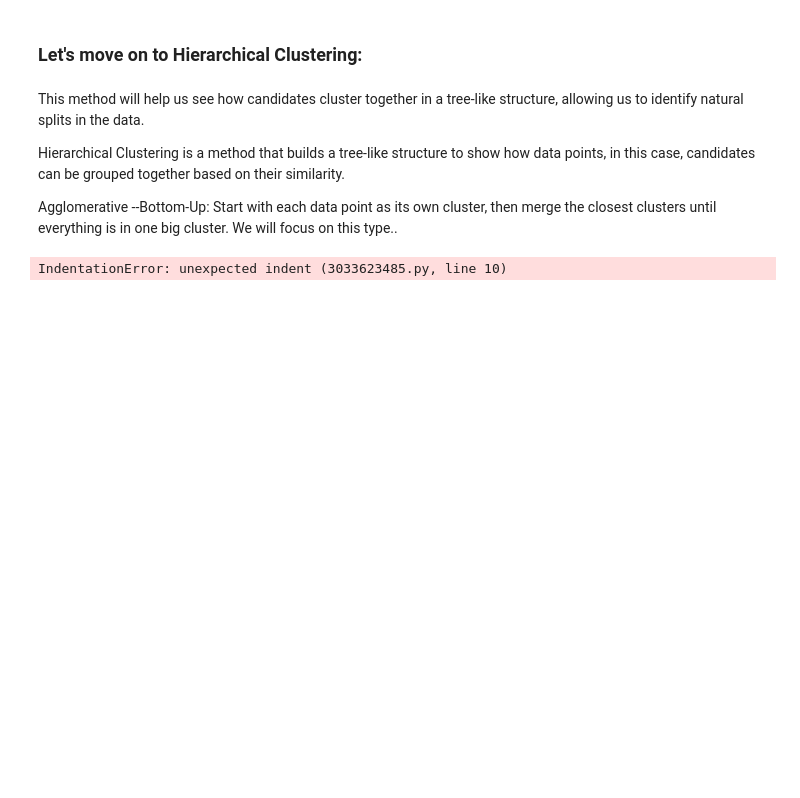
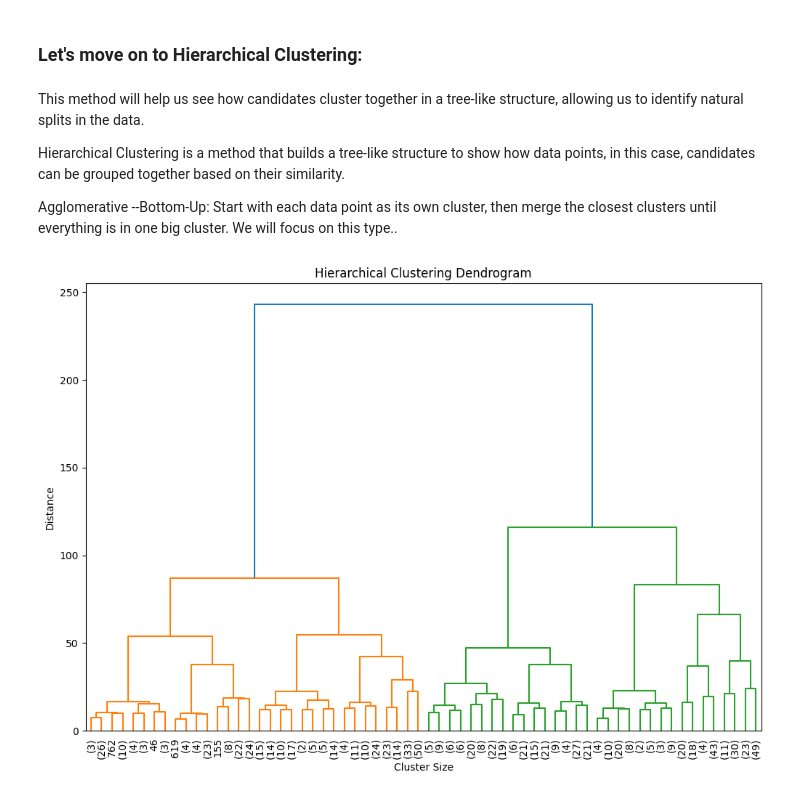
Before and after one commit to saransing/Machine-Learning, a Jupyter notebook: 5. Political Candiate Part 2/5. Candidate Test 2022 II.ipynb, the cells around one changed output. Saved outputs shown, nothing was run; the diff lists cells and outputs as text; code cells hidden in the pictures; blank space fills up the shorter version.

```diff
--- a/5. Political Candiate Part 2/5. Candidate Test 2022 II.ipynb
+++ b/5. Political Candiate Part 2/5. Candidate Test 2022 II.ipynb
@@ -488,67 +502,22 @@ Agglomerative --Bottom-Up: Start with each data point as its own cluster, then m
 # %%
 from scipy.cluster.hierarchy import dendrogram, linkage
 import matplotlib.pyplot as plt
 
 # Perform hierarchical clustering
-linkage_matrix = linkage(answers, method='ward')  # Using Ward's method
+linkage_matrix = linkage(answers, method='ward')  # Using Ward's method -- The increase in cost when merging.
 
 # Plot the dendrogram
 plt.figure(figsize=(12, 8))
-dendrogram
+dendrogram(
     linkage_matrix,
     truncate_mode='level',  # Show only a certain level of the tree for readability
     p=5,                    # Only the last 5 levels of the tree will be shown
     leaf_rotation=90,       # Rotate labels
     leaf_font_size=10,      # Font size for labels
-
+)
 plt.title("Hierarchical Clustering Dendrogram")
-plt.xlabel("Candidate Index or (Cluster Size)")
+plt.xlabel("Cluster Size")
 plt.ylabel("Distance")
 plt.show()
-
-from scipy.cluster.hierarchy import fcluster
-
-# Choose the number of clusters or the threshold distance to cut the dendrogram
-n_clusters = 5  # Adjust based on the dendrogram
-clusters = fcluster(linkage_matrix, n_clusters, criterion='maxclust')  # Max clusters by number
-
-# Add clusters to your data for analysis
-results = answers.copy()  # Create a copy of answers for analysis
-results['Cluster'] = clusters
-results['Party'] = segments['parti'].values  # Add party names for reference
-
-from scipy.cluster.hierarchy import fcluster
-
-# Choose the number of clusters or the threshold distance to cut the dendrogram
-n_clusters = 5  # Adjust based on the dendrogram
-clusters = fcluster(linkage_matrix, n_clusters, criterion='maxclust')  # Max clusters by number
-
-# Add clusters to your data for analysis
-results = answers.copy()  # Create a copy of answers for analysis
-results['Cluster'] = clusters
-results['Party'] = segments['parti'].values  # Add party names for reference
-
-
-from sklearn.decomposition import PCA
-import seaborn as sns
-
-# Reduce data to 2D using PCA for visualization
-pca = PCA(n_components=2)
-X_pca = pca.fit_transform(answers)
-
-# Create a DataFrame for visualization and add clusters and party information
-results_pca = pd.DataFrame(X_pca, columns=['PC1', 'PC2'])
-results_pca['Cluster'] = clusters
-results_pca['Party'] = segments['parti'].values
-
-# Plot clusters with colors representing parties
-plt.figure(figsize=(12, 8))
-sns.scatterplot(data=results_pca, x='PC1', y='PC2', hue='Cluster', palette='viridis', s=50, edgecolor='k', legend='full')
-plt.title("Hierarchical Clustering - PCA Visualization")
-plt.xlabel("Principal Component 1")
-plt.ylabel("Principal Component 2")
-plt.legend(title="Cluster")
-plt.tight_layout()
-plt.show()
 # %% [output]
-IndentationError: unexpected indent (3033623485.py, line 10)
+[figure, added]
```
Also changed, not shown: parts of 10 cells of this notebook.
